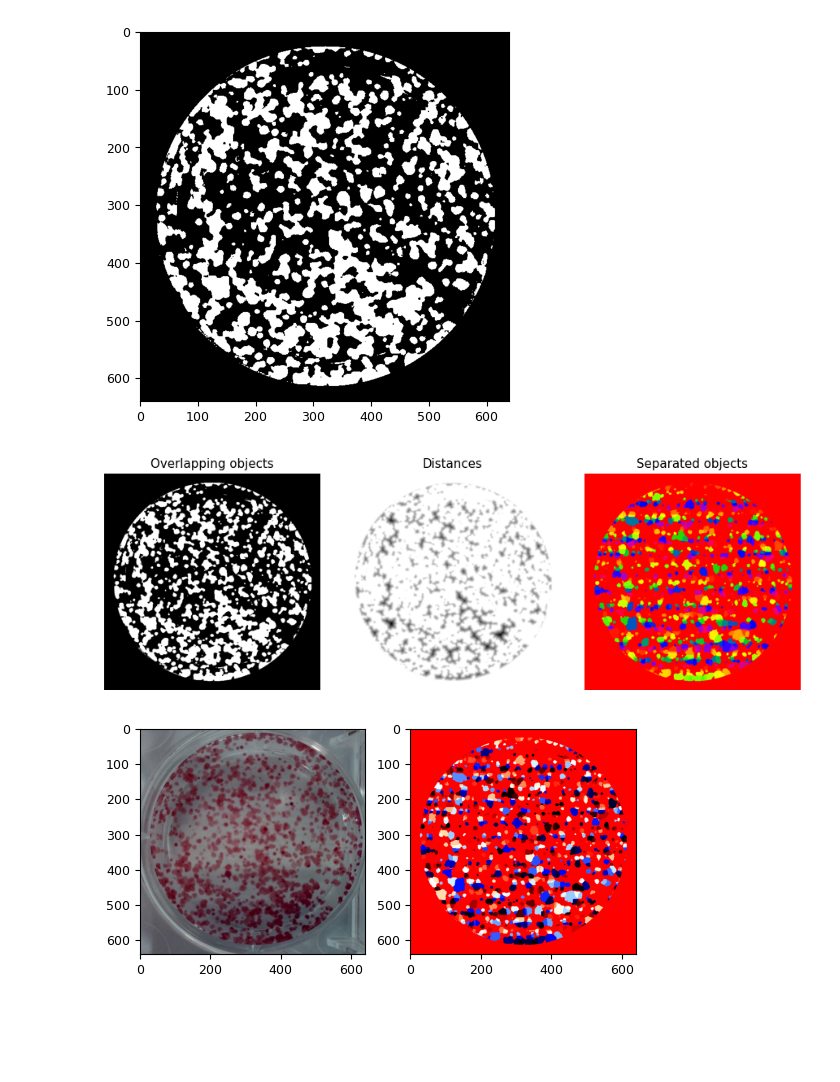
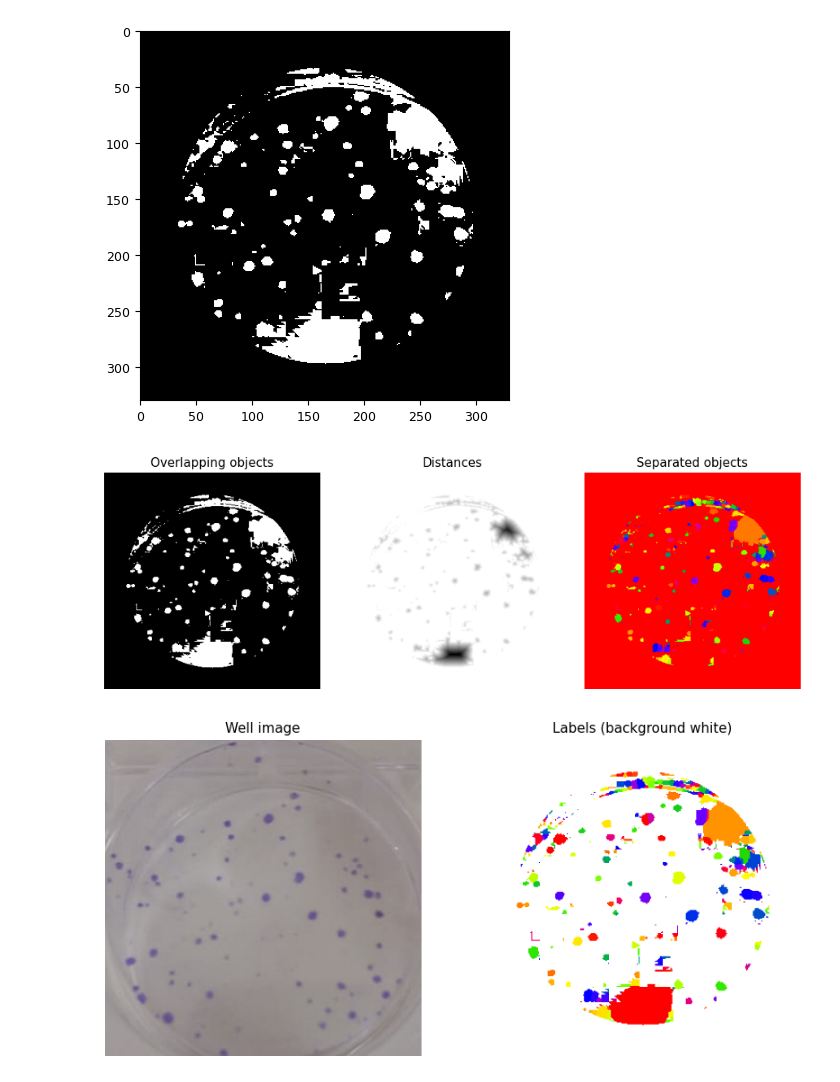
Before and after one commit to labsinal/CloMA, a Jupyter notebook: well_detection/testes.ipynb, the cells around one changed output. Saved outputs shown, nothing was run; the diff lists cells and outputs as text; code cells hidden in the pictures; blank space fills up the shorter version.

```diff
--- a/well_detection/testes.ipynb
+++ b/well_detection/testes.ipynb
@@ -4,7 +4,7 @@ import cv2 as cv
 import numpy as np
 import matplotlib.pyplot as plt
 # %%
-image = cv.imread("/home/frederico/Downloads/WhatsApp Image 2023-07-13 at 15.58.39.jpeg")
+image = cv.imread("/home/frederico/dados/clonogenic/WhatsApp Image 2023-10-02 at 10.34.41.jpeg")
 image_gray = cv.cvtColor(image, cv.COLOR_BGR2GRAY)
 
 plt.imshow(image_gray, cmap="gray")
@@ -14,5 +14,5 @@ plt.show()
 # %%
-edges = ski.feature.canny(image_gray, sigma=3)
+edges = ski.feature.canny(image_gray, sigma=0)
 plt.imshow(edges, cmap="gray")
 plt.show()
 # %% [output]
@@ -20,5 +20,5 @@ plt.show()
 # %%
-radius = [300]
+radius = [165]
 hough_res = ski.transform.hough_circle(edges, radius)
 
 plt.imshow(hough_res[0], cmap="gray")
@@ -44,6 +46,9 @@ plt.show()
 # %%
+circle = circles[4]
+well_image = image[circle["cy"] - circle["radii"]:circle["cy"] + circle["radii"], circle["cx"] - circle["radii"]:circle["cx"] + circle["radii"]]
+
 clahe = cv.createCLAHE(clipLimit=2.0, tileGridSize=(10, 10))
-cl1 = clahe.apply(well_image[:, :,2])
+cl1 = clahe.apply(well_image[:, :, 2])
 
 plt.imshow(cl1, cmap="gray")
 plt.show()
@@ -92,7 +97,7 @@ center = well_image.shape[0] // 2, well_image.shape[1] // 2
 
 #paint black everythoing outside a circle inscribed in the image
 mask = np.zeros(well_image.shape[:2], dtype="uint8")
-cv.circle(mask, center, center[0] - round(0.08 * center[0]), (255, 255, 255), -1)
+cv.circle(mask, center, center[0] - round(0.2 * center[0]), (255, 255, 255), -1)
 masked = cv.bitwise_and(regions, regions, mask=mask)
 
 masked = masked == -1
@@ -101,7 +106,7 @@ masked = masked.astype("uint8")
 plt.imshow(masked, cmap="gray")
 plt.show()
 # %% [output]
-[figure, old version]
+[figure, new version]
 # %%
 import numpy as np
 import matplotlib.pyplot as plt
@@ -139,11 +144,24 @@ for a in ax:
 fig.tight_layout()
 plt.show()
 # %% [output]
-[figure, old version]
+[figure, new version]
 # %%
-fig, ax = plt.subplots(1, 2)
-ax[0].imshow(well_image)
-ax[1].imshow(labels, cmap="flag")
+cmap = plt.cm.get_cmap('prism', np.max(labels) + 1 if np.max(labels) > 0 else 2)
+norm = np.max(labels) if np.max(labels) > 0 else 1
+
+# map labels to RGBA and force background (label 0) to white
+colored = cmap(labels / norm)
+colored[labels == 0] = (1.0, 1.0, 1.0, 1.0)
+
+fig, ax = plt.subplots(1, 2, figsize=(10, 5))
+ax[0].imshow(well_image[..., ::-1])  # convert BGR->RGB for correct display
+ax[0].set_title('Well image')
+ax[0].axis('off')
+
+ax[1].imshow(colored)
+ax[1].set_title('Labels (background white)')
+ax[1].axis('off')
+
 plt.show()
 # %% [output]
-[figure, old version]
+[figure, new version]
```
Also changed, not shown: parts of 10 cells of this notebook, 1 other file.
